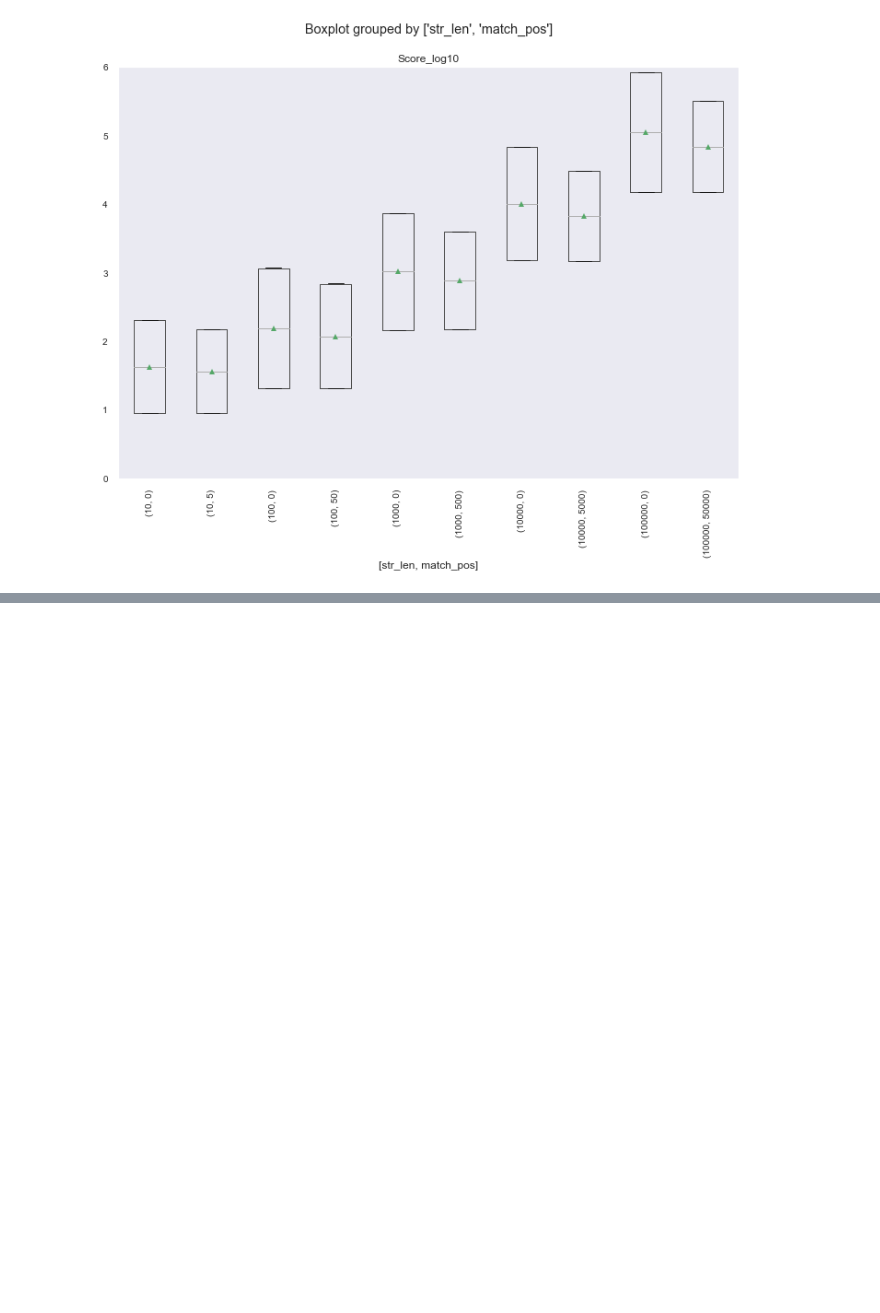
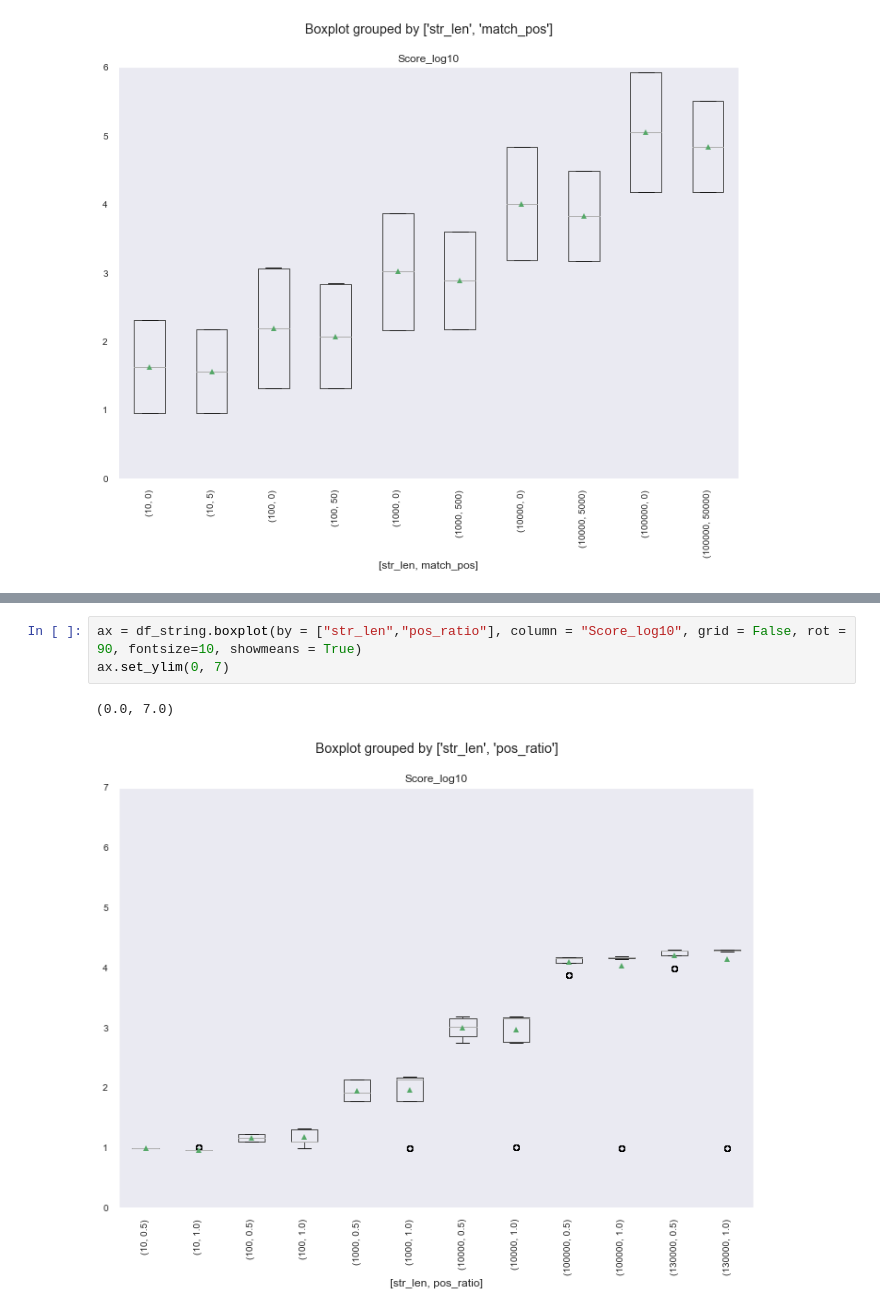
Before and after one commit to wangpeipei90/JMHRegexPerf, a Jupyter notebook: MatchNonMatch.ipynb, the cells around one changed output, grey strips where cells are left out. Drawn from its saved outputs; the diff is of its cells as text; blank space fills up the shorter version.

Commit message:
add strings generated for 'http' substring contain

```diff
--- a/MatchNonMatch.ipynb
+++ b/MatchNonMatch.ipynb
@@ -412,0 +420,6 @@ ax.set_ylim(0, 6)
+# %%
+ax = df_string.boxplot(by = ["str_len","pos_ratio"], column = "Score_log10", grid = False, rot = 90, fontsize=10, showmeans = True)
+ax.set_ylim(0, 7)
+# %% [output]
+(0.0, 7.0)
+[figure, added]
```
Also changed, not shown: parts of 3 cells of this notebook, 6 other files.
